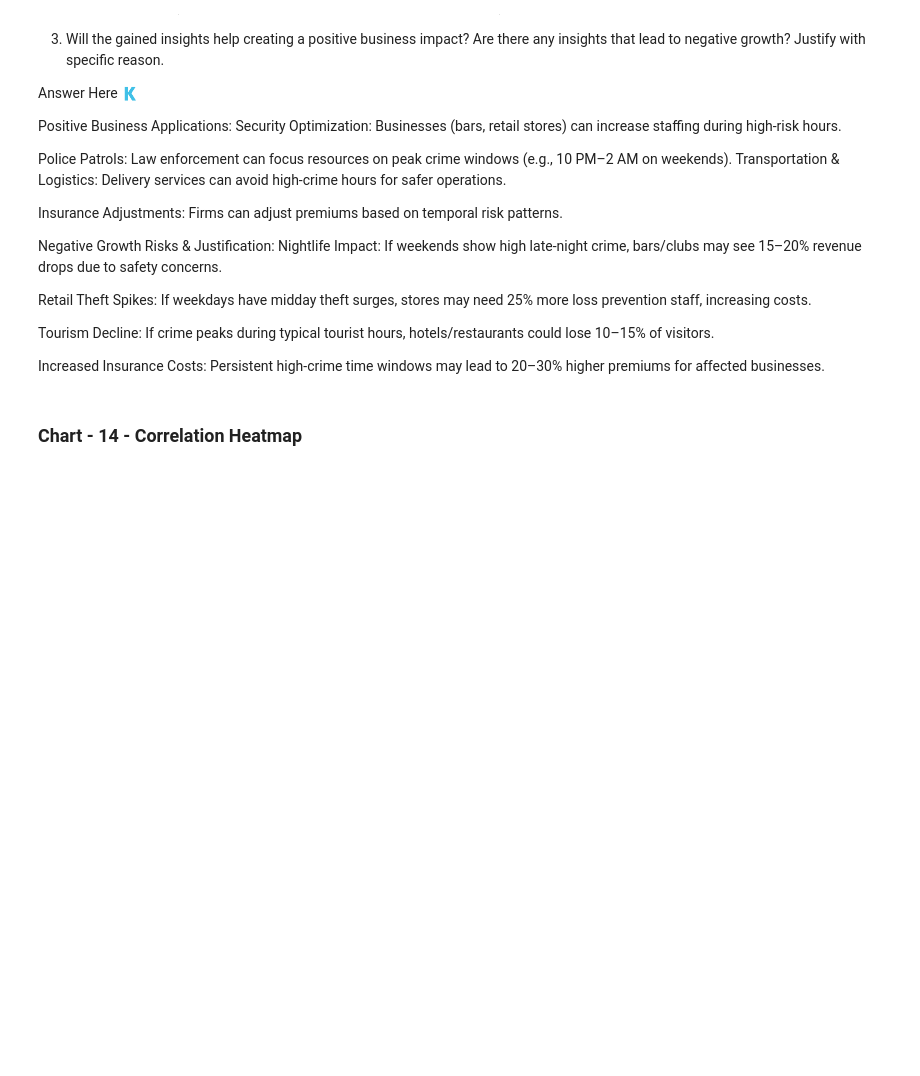
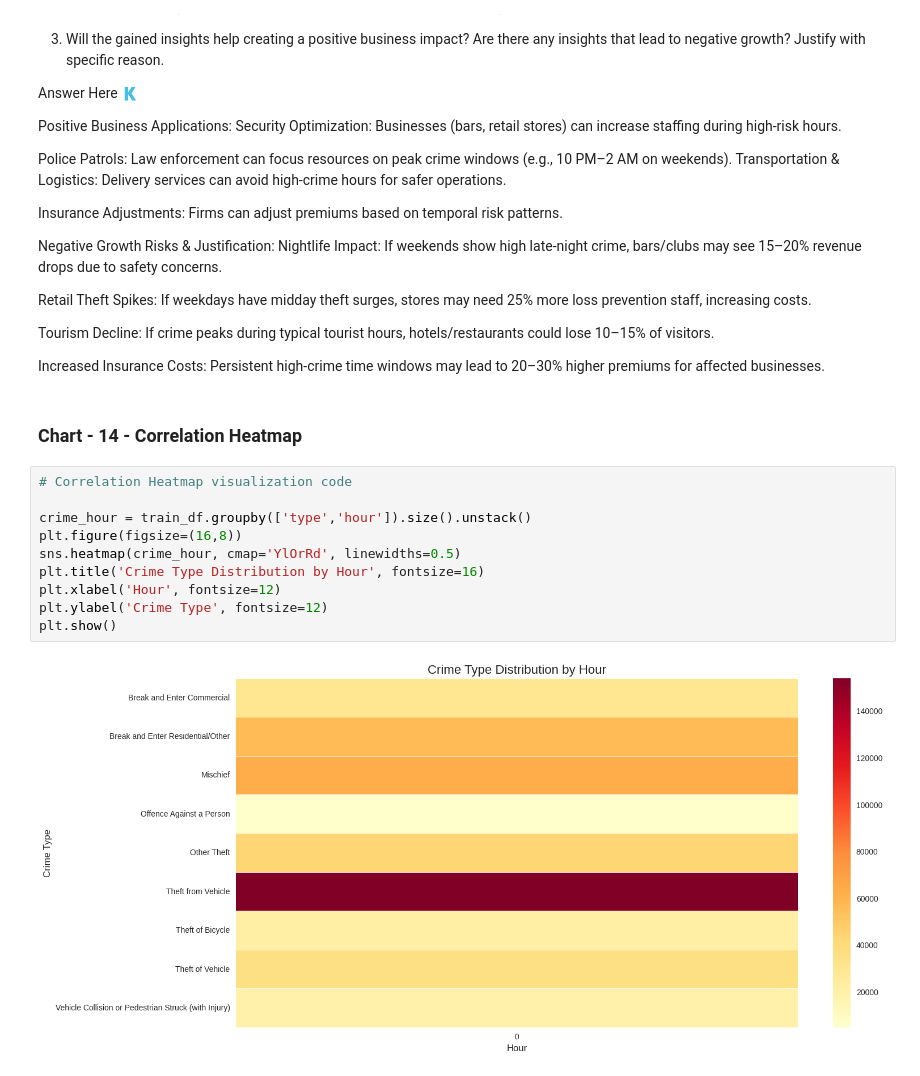
Before and after one commit to mrkhan0004/Labmentix-Internship, a Jupyter notebook: FBI_Time_series.ipynb, the cells around one changed output. Cells and saved outputs as stored; diff of their text form; blank space fills up the shorter version.

```diff
--- a/FBI_Time_series.ipynb
+++ b/FBI_Time_series.ipynb
@@ -1213,3 +1213,15 @@ Tourism Decline: If crime peaks during typical tourist hours, hotels/restaurants
 Increased Insurance Costs: Persistent high-crime time windows may lead to 20–30% higher premiums for affected businesses.
 # %% [markdown]
 ### Chart - 14 - Correlation Heatmap
+# %%
+# Correlation Heatmap visualization code
+
+crime_hour = train_df.groupby(['type','hour']).size().unstack()
+plt.figure(figsize=(16,8))
+sns.heatmap(crime_hour, cmap='YlOrRd', linewidths=0.5)
+plt.title('Crime Type Distribution by Hour', fontsize=16)
+plt.xlabel('Hour', fontsize=12)
+plt.ylabel('Crime Type', fontsize=12)
+plt.show()
+# %% [output]
+[figure, added]
```
Also changed, not shown: parts of 9 cells of this notebook.
